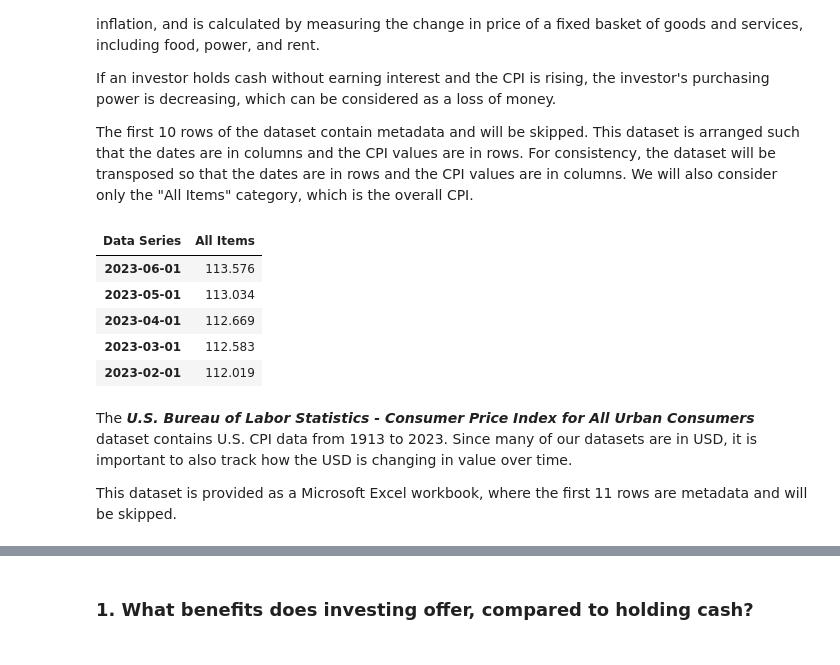
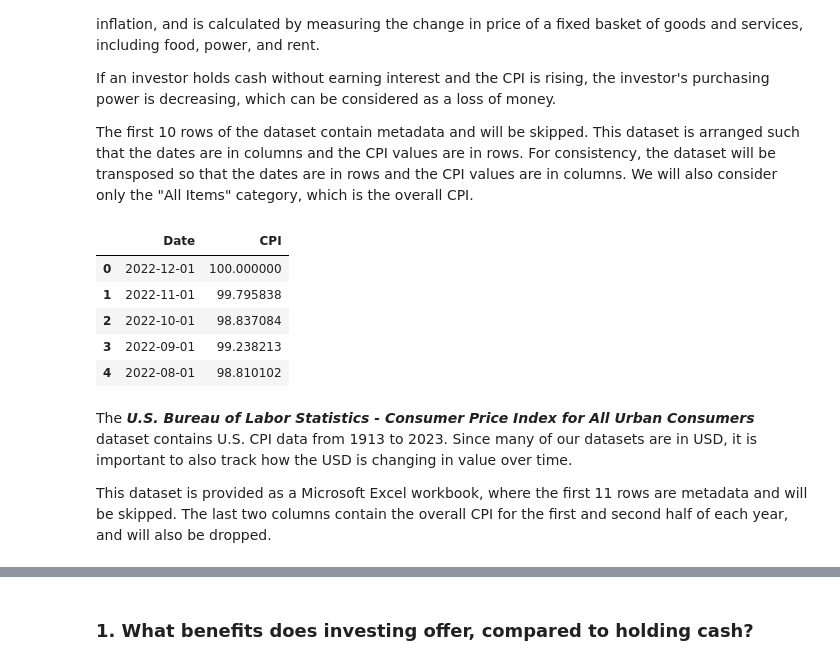
Before and after one commit to ConfuseIous/PDS-CA2, a Jupyter notebook: Main.ipynb, the cells around one changed output, grey strips where cells are left out. Drawn from its saved outputs; the diff is of its cells as text; code cells hidden in the pictures.

```diff
--- a/Main.ipynb
+++ b/Main.ipynb
@@ -125,13 +127,13 @@ STI has never had a stock split, so the price data does not need to be adjusted.
 # %%
 sti_data = pd.read_csv('data/STI.csv')
 sti_data = sti_data[['Date', ' Close']]
-sti_data.columns = ['Date', 'Close']
+sti_data.columns = ['Date', 'STI']
 
 # Date is formatted as mm/dd/yy, convert to datetime
 sti_data['Date'] = pd.to_datetime(sti_data['Date'], format='%m/%d/%y')
 
 # Convert to USD
-sti_data['Close'] = sti_data['Close'] / usd_sgd['Close']
+sti_data['STI'] = sti_data['STI'] / usd_sgd['Close']
 
 data.sti_data = sti_data
 data.sti_data.head()
@@ -170,15 +172,9 @@ nifty_data['Date'] = pd.to_datetime(nifty_data['Date'], format='%Y-%m-%d')
 nifty_data = pd.concat([data.nifty_data, nifty_data])
 nifty_data = nifty_data.reset_index(drop=True)
 
-print(usd_inr.tail())
-print(nifty_data.head())
-print(nifty_data.tail())
-
 nifty_data['Close'] = nifty_data['Close'] / usd_inr['Close']
+nifty_data.columns = ['Date', 'NIFTY']
 
 data.nifty_data = nifty_data
 data.nifty_data.tail()
-
-print(nifty_data.head())
-print(nifty_data.tail())
 # %% [output]
@@ -211,7 +196,7 @@ gold_data = gold_data.drop(['Unnamed: 0', 'Unnamed: 1'], axis=1)
 gold_data = gold_data.iloc[:, 0:1]
 # The index is already in datetime format, but needs to be converted to a regular column
 gold_data.reset_index(level=0, inplace=True)
-gold_data.columns = ['Date', 'Close']
+gold_data.columns = ['Date', 'Gold']
 
 data.gold_data = gold_data
 data.gold_data.head()
@@ -254,6 +239,7 @@ for i in range (0, 23):
 mf_data = pd.concat(mf_files, ignore_index=True)
 mf_data = mf_data[['Date', 'Close']]
 mf_data['Date'] = pd.to_datetime(mf_data['Date'], format='%m/%d/%Y')
+mf_data.columns = ['Date', 'MF']
 
 data.mf_data = mf_data
 data.mf_data.head()
@@ -273,25 +259,36 @@ The first 10 rows of the dataset contain metadata and will be skipped. This data
 # %%
 sg_cpi_data = pd.read_csv('data/SG-CPI.csv', skiprows=10)
 sg_cpi_data = sg_cpi_data.T # Transpose
 sg_cpi_data = sg_cpi_data.iloc[:, :1] # Keep only the first column (All Items)
 sg_cpi_data.columns = sg_cpi_data.iloc[0] # Set column names to the first row
 sg_cpi_data = sg_cpi_data.iloc[1:, :] # Remove the first row
 sg_cpi_data.index = sg_cpi_data.index.str.strip()
 sg_cpi_data.index = pd.to_datetime(sg_cpi_data.index, format='%Y %b')
+sg_cpi_data.reset_index(inplace=True)
+sg_cpi_data.columns = ['Date', 'CPI']
+sg_cpi_data['CPI'] = sg_cpi_data['CPI'].astype(float)
+
+# Remove post-2022 data and reindex
+sg_cpi_data = sg_cpi_data.loc[sg_cpi_data['Date'] <= '2022-12-01']
+sg_cpi_data.reset_index(drop=True, inplace=True)
+
+# Rebase so that the base of 100 is December 2022
+december_2022_cpi = sg_cpi_data.loc[sg_cpi_data['Date'] == '2022-12-01', 'CPI'].values[0]
+sg_cpi_data['CPI'] = (sg_cpi_data['CPI'] / december_2022_cpi) * 100
 
 data.sg_cpi_data = sg_cpi_data
 data.sg_cpi_data.head()
 # %% [output]
-| Data Series | All Items |
-| 2023-06-01 | 113.576 |
-| 2023-05-01 | 113.034 |
-| 2023-04-01 | 112.669 |
-| 2023-03-01 | 112.583 |
-| 2023-02-01 | 112.019 |
+|  | Date | CPI |
+| 0 | 2022-12-01 | 100.000000 |
+| 1 | 2022-11-01 | 99.795838 |
+| 2 | 2022-10-01 | 98.837084 |
+| 3 | 2022-09-01 | 99.238213 |
+| 4 | 2022-08-01 | 98.810102 |
 # %% [markdown]
 The ***U.S. Bureau of Labor Statistics - Consumer Price Index for All Urban Consumers*** dataset contains U.S. CPI data from 1913 to 2023. Since many of our datasets are in USD, it is important to also track how the USD is changing in value over time.
 
-This dataset is provided as a Microsoft Excel workbook, where the first 11 rows are metadata and will be skipped.
+This dataset is provided as a Microsoft Excel workbook, where the first 11 rows are metadata and will be skipped. The last two columns contain the overall CPI for the first and second half of each year, and will also be dropped.
 # %%
 us_cpi_data = pd.read_excel('data/USA-CPI.xlsx', skiprows=11, usecols=range(13))
 us_cpi_data = us_cpi_data.melt(id_vars=['Year'], var_name='Month', value_name='CPI')
```
Also changed, not shown: parts of 11 cells of this notebook.
